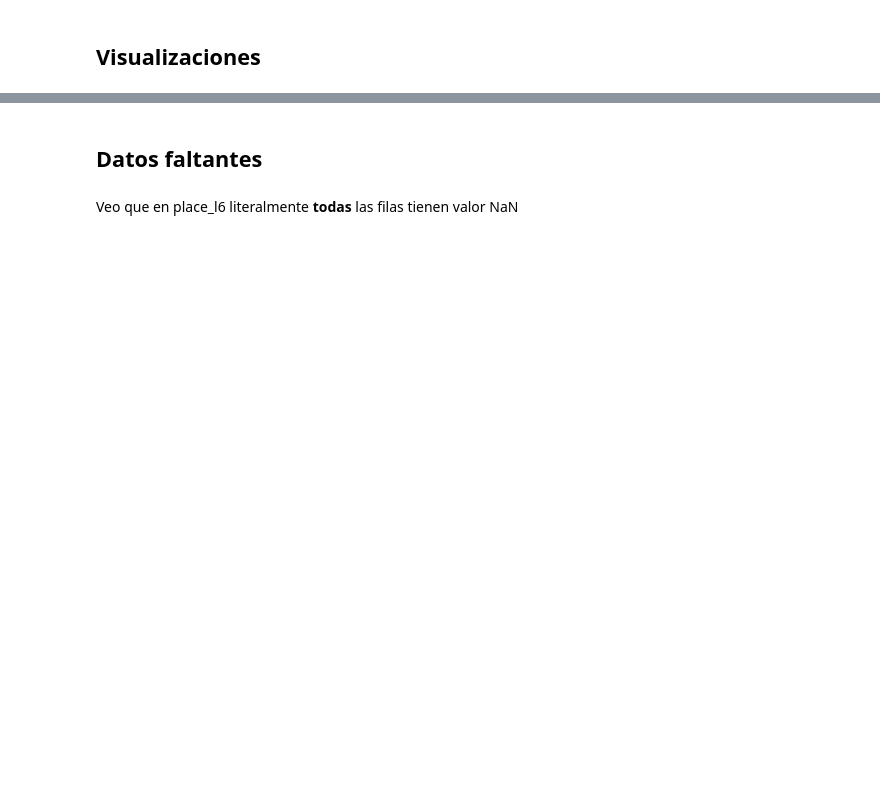
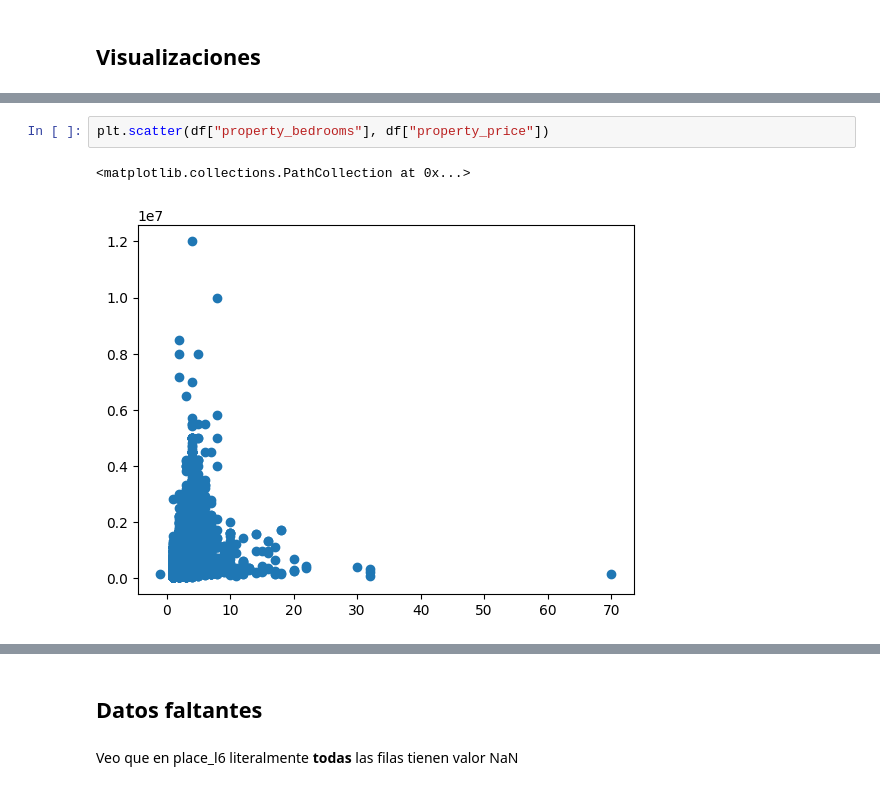
Before and after one commit to Taielmolina01/7506R-1C2024-GRUPO01, a Jupyter notebook: TP1/7506R_TP1_GRUPO01_ENTREGA.ipynb, the cells around one changed output, grey strips where cells are left out. Saved outputs shown, nothing was run; the diff lists cells and outputs as text; blank space fills up the shorter version.

```diff
--- a/TP1/7506R_TP1_GRUPO01_ENTREGA.ipynb
+++ b/TP1/7506R_TP1_GRUPO01_ENTREGA.ipynb
@@ -423,0 +433,5 @@ plt.show()
+# %%
+plt.scatter(df["property_bedrooms"], df["property_price"])
+# %% [output]
+<matplotlib.collections.PathCollection at 0x...>
+[figure, added]
```
Also changed, not shown: parts of 45 cells of this notebook.
